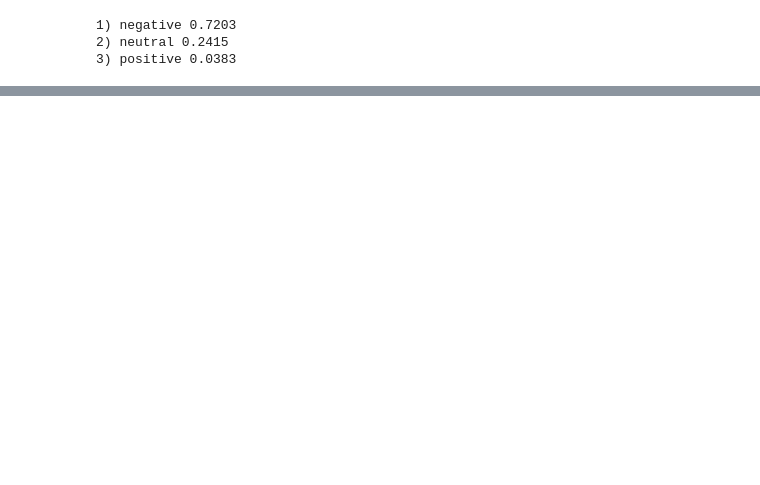
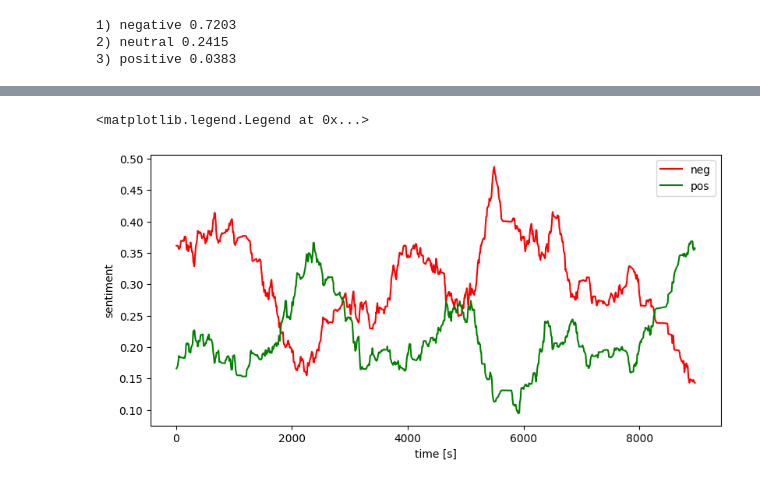
Before and after one commit to bwolleb/wem-movie-sentiment, a Jupyter notebook: analysis/test.ipynb, the cells around one changed output, grey strips where cells are left out. Drawn from its saved outputs; the diff is of its cells as text; code cells hidden in the pictures; blank space fills up the shorter version.

```diff
--- a/analysis/test.ipynb
+++ b/analysis/test.ipynb
@@ -123,0 +109,16 @@ Analyze [[9767.669, 9770.369, 'In our new home.'], [9773.369, 9777.369, '']]
+# %%
+def moving_average(x, width):
+    return np.convolve(x, np.ones(width), 'valid') / width
+# %%
+width = 128
+avgNeg = moving_average(neg, width)
+avgPos = moving_average(pos, width)
+plt.figure(figsize=(8, 4), layout='constrained')
+plt.plot(x[:len(avgNeg)], avgNeg, color="red", label="neg")
+plt.plot(x[:len(avgPos)], avgPos, color="green", label="pos")
+plt.xlabel("time [s]")
+plt.ylabel("sentiment")
+plt.legend()
+# %% [output]
+<matplotlib.legend.Legend at 0x...>
+[figure, added]
```
Also changed, not shown: parts of 13 cells of this notebook.
